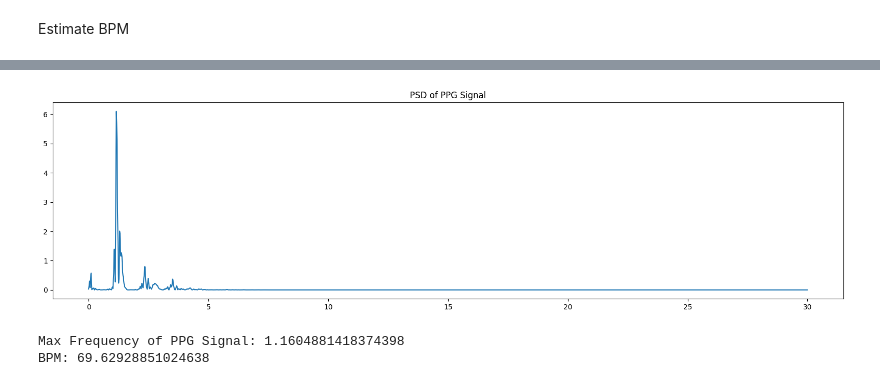
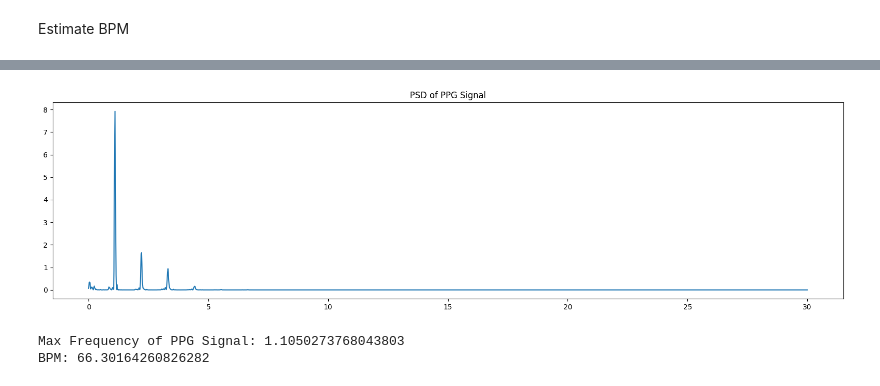
Before and after one commit to Ren1100/remote-PPG, a Jupyter notebook: test.ipynb, the cells around one changed output, grey strips where cells are left out. Saved outputs shown, nothing was run; the diff lists cells and outputs as text; code cells hidden in the pictures.

```diff
--- a/test.ipynb
+++ b/test.ipynb
@@ -15,10 +13,10 @@ import datetime as dt
 # %% [markdown]
 Load File
 # %%
-subject_name = '02-03'
+subject_name = '01-01'
 dataset_path = 'PURE/'
 
-img_frame_path = dataset_path + subject_name + '/02-03/'
+img_frame_path = dataset_path + subject_name + '/01-01/'
 
 png_list = glob(img_frame_path + '*.png')
 png_list.sort(key=lambda f: int(''.join(filter(str.isdigit, f))))
@@ -316,7 +314,7 @@ Compare with groundtruth
 # %%
 import json
 
-gt_path = dataset_path + subject_name +'/02-03.json'
+gt_path = dataset_path + subject_name +'/01-01.json'
 
 with open (gt_path, 'r') as file:
     data = json.load(file)
@@ -449,23 +439,23 @@ GRGB Peaks = 141
 # %%
 from scipy.signal import welch
 
 seg_len = (2*waveform.shape[0]) // n_segment + 1
 
 freq_PPG, psd_PPG = welch(waveform, fs=60, nperseg=seg_len, window='flattop')
 
 plt.figure(figsize=(20,5))
 plt.plot(freq_PPG, psd_PPG)
 plt.title("PSD of PPG Signal")
 plt.show()
 
 max_freq_PPG =  freq_PPG[np.argmax(psd_PPG)]
 print(f"Max Frequency of PPG Signal: {max_freq_PPG}")
-rPPG_bpm = max_freq_PPG * 60
-print(f"BPM: {rPPG_bpm}")
+PPG_bpm = max_freq_PPG * 60
+print(f"BPM: {PPG_bpm}")
 # %% [output]
-[figure, old version]
+[figure, new version]
-Max Frequency of PPG Signal: 1.1604881418374398
-BPM: 69.62928851024638
+Max Frequency of PPG Signal: 1.1050273768043803
+BPM: 66.30164260826282
 # %%
 from scipy.signal import welch
 
```
Also changed, not shown: parts of 20 cells of this notebook, 1 other file.
